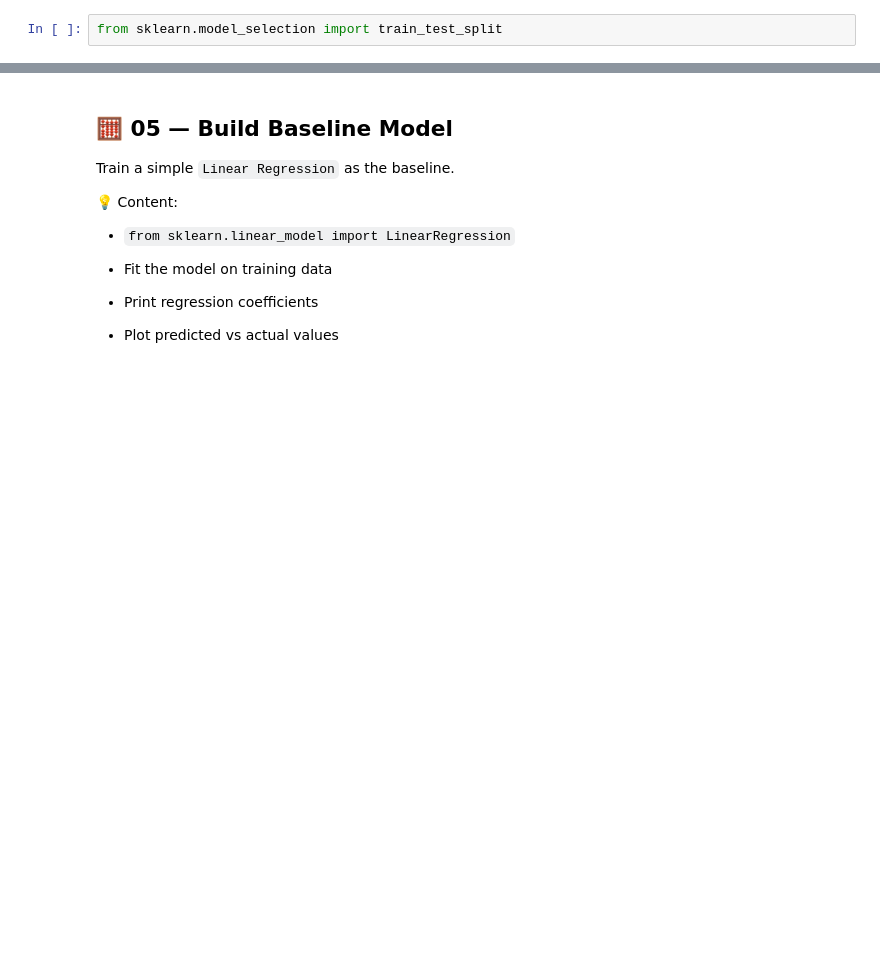
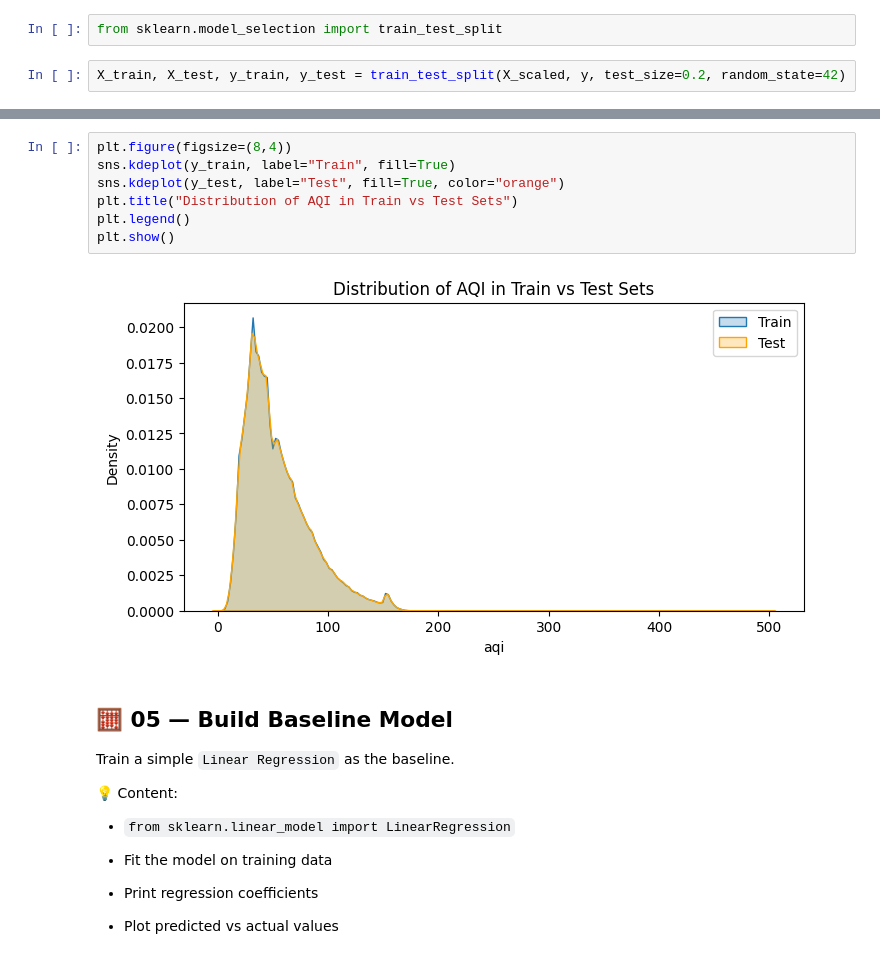
Before and after one commit to chgwyellow/air_pollution_analysis, a Jupyter notebook: notebook/03_baseline_modeling.ipynb, the cells around one changed output, grey strips where cells are left out. Cells and saved outputs as stored; diff of their text form; blank space fills up the shorter version.

Commit message:
Finish train-test split.

```diff
--- a/notebook/03_baseline_modeling.ipynb
+++ b/notebook/03_baseline_modeling.ipynb
@@ -165,3 +164,5 @@ Divide the dataset into training and testing sets for model validation.
 - Check that distributions of `aqi` in both sets are consistent
 # %%
 from sklearn.model_selection import train_test_split
+# %%
+X_train, X_test, y_train, y_test = train_test_split(X_scaled, y, test_size=0.2, random_state=42)
@@ -168,3 +188,12 @@ from sklearn.model_selection import train_test_split
+# %%
+plt.figure(figsize=(8,4))
+sns.kdeplot(y_train, label="Train", fill=True)
+sns.kdeplot(y_test, label="Test", fill=True, color="orange")
+plt.title("Distribution of AQI in Train vs Test Sets")
+plt.legend()
+plt.show()
+# %% [output]
+[figure, added]
 # %% [markdown]
 ## 🧮 05 — Build Baseline Model
 
```
Also changed, not shown: parts of 17 cells of this notebook, 2 other files.
